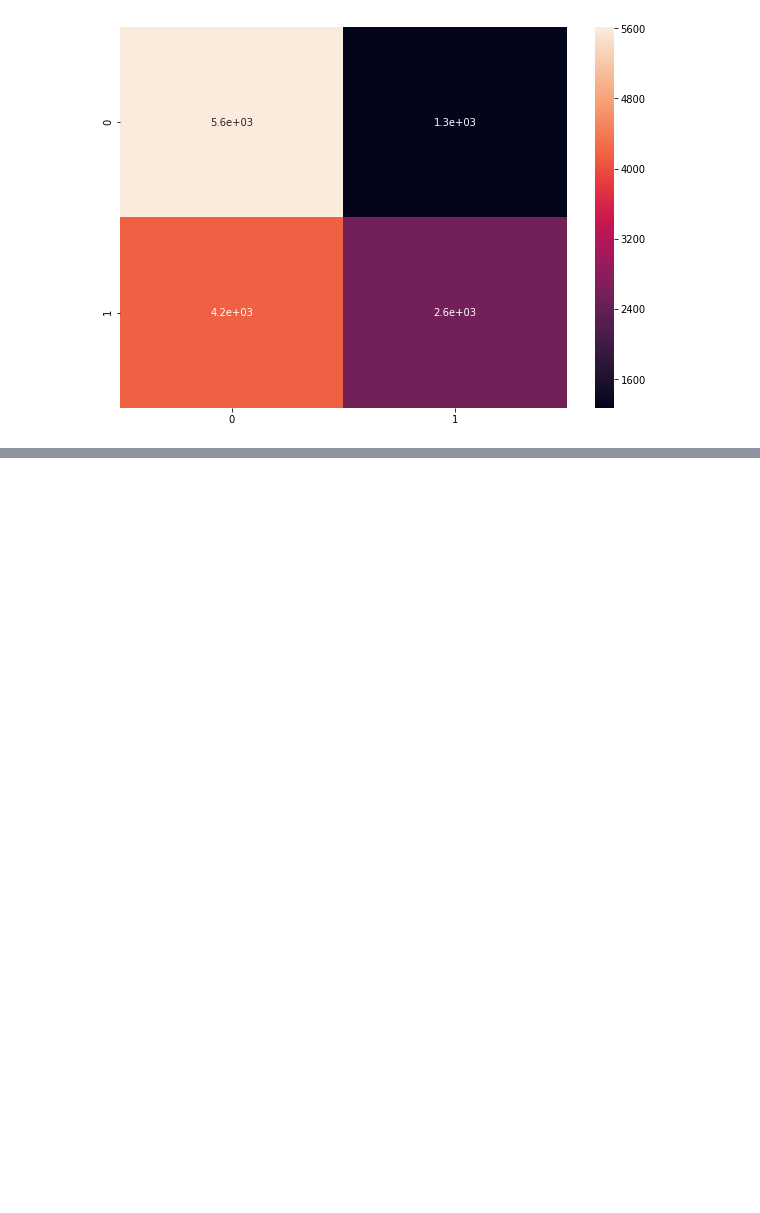
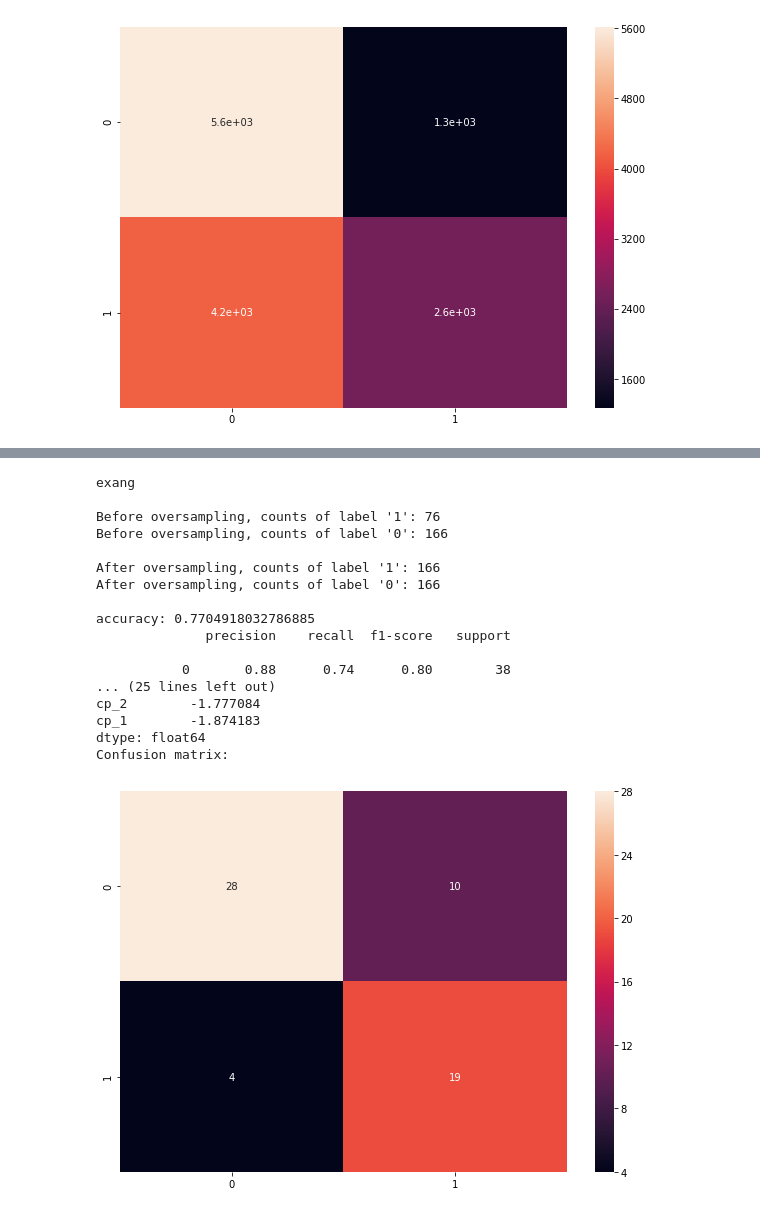
Before and after one commit to caravanuden/cardio, a Jupyter notebook: lr.ipynb, the cells around one changed output, grey strips where cells are left out. Cells and saved outputs as stored; diff of their text form; code cells hidden in the pictures; blank space fills up the shorter version.

```diff
--- a/lr.ipynb
+++ b/lr.ipynb
@@ -141,0 +232,21 @@ Confusion matrix:
+# %%
+clf = lrcv('exang', target_vars, df_normalized, resample=True)
+# %% [output]
+exang
+
+Before oversampling, counts of label '1': 76
+Before oversampling, counts of label '0': 166
+
+After oversampling, counts of label '1': 166
+After oversampling, counts of label '0': 166
+
+accuracy: 0.7704918032786885
+              precision    recall  f1-score   support
+
+           0       0.88      0.74      0.80        38
+... (25 lines left out)
+cp_2        -1.777084
+cp_1        -1.874183
+dtype: float64
+Confusion matrix:
+[figure, added]
```
Also changed, not shown: parts of 10 cells of this notebook.
